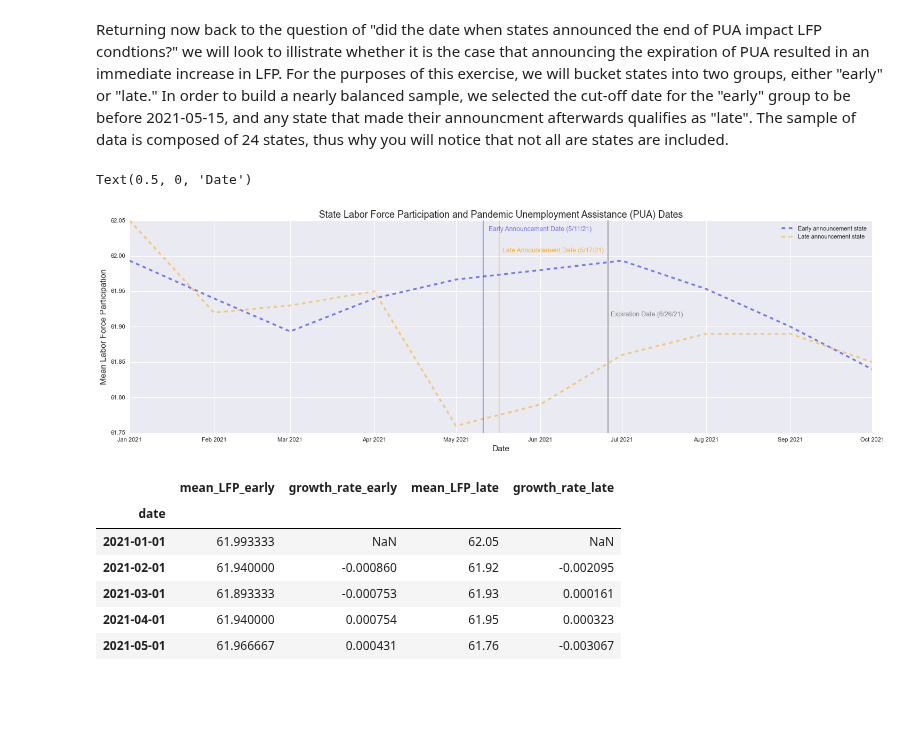
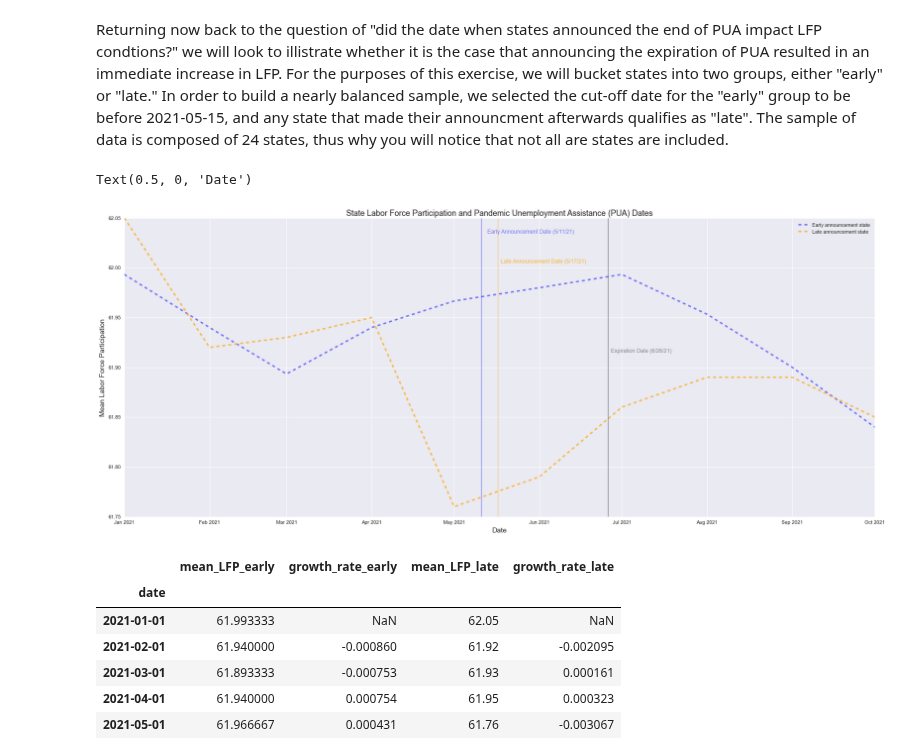
Before and after one commit to vgm236/ferrante_moreira_data_project, a Jupyter notebook: app/ferrante_moreira_project.ipynb, the cells around one changed output. Cells and saved outputs as stored; diff of their text form; code cells hidden in the pictures; blank space fills up the shorter version.

```diff
--- a/app/ferrante_moreira_project.ipynb
+++ b/app/ferrante_moreira_project.ipynb
@@ -923,40 +923,40 @@ ui_late = ui[['FL', 'IN', 'LA', 'MD', 'NE', 'NH', 'OH', 'OK', 'TX', 'WV']].mean(
 # Create plot showing early and late announcement states LFP
 import datetime as dt
 
-fig, ax = plt.subplots(figsize=(20,6))
+fig, ax = plt.subplots(figsize=(24,10))
 
 ax.plot(ui_early, color = 'b', alpha=0.5, linewidth=3, linestyle='--')
-ax.plot(ui_late, color = 'orange', alpha=0.5, linewidth=3, linestyle ='--')
+ax.plot(ui_late, color = 'orange', alpha=0.7, linewidth=3, linestyle ='--')
 
 # Most frequent announcement dates for "early" and "late" states
 plt.axvline(dt.datetime(2021,5,11), color='b', alpha=0.3, linewidth=2)
 plt.axvline(dt.datetime(2021,5,17), color='orange', alpha=0.3, linewidth=2)
 
 # Most frequent expiration date of "early" and "late" states
 plt.axvline(dt.datetime(2021,6,26), color='black', alpha=0.3, linewidth=2)
 
 trans = ax.get_xaxis_transform()
 
 plt.text(
     dt.datetime(2021,5,13), 0.95, "Early Announcement Date (5/11/21)",
     transform=trans, alpha=0.5, fontsize=11, color='b')
 
 plt.text(
     dt.datetime(2021,5,18), 0.85, "Late Announcement Date (5/17/21)",
     transform=trans, alpha=0.8, fontsize=11, color='orange')
 
 plt.text(
     dt.datetime(2021,6,27), 0.55, "Expiration Date (6/26/21)",
     transform=trans, alpha=0.5, fontsize=11)
 
 plt.legend(["Early announcement state", "Late announcement state"])
 
 plt.title("State Labor Force Participation and Pandemic Unemployment Assistance (PUA) Dates", fontsize=16)
 plt.ylabel("Mean Labor Force Participation", fontsize=14)
 plt.xlabel("Date", fontsize=14)
 # %% [output]
 Text(0.5, 0, 'Date')
-[figure, old version]
+[figure, new version]
 # %%
 # Create table for percentage change in mean LFP for "early" states
 early = pd.DataFrame(ui_early)
```
Also changed, not shown: parts of 3 cells of this notebook.
